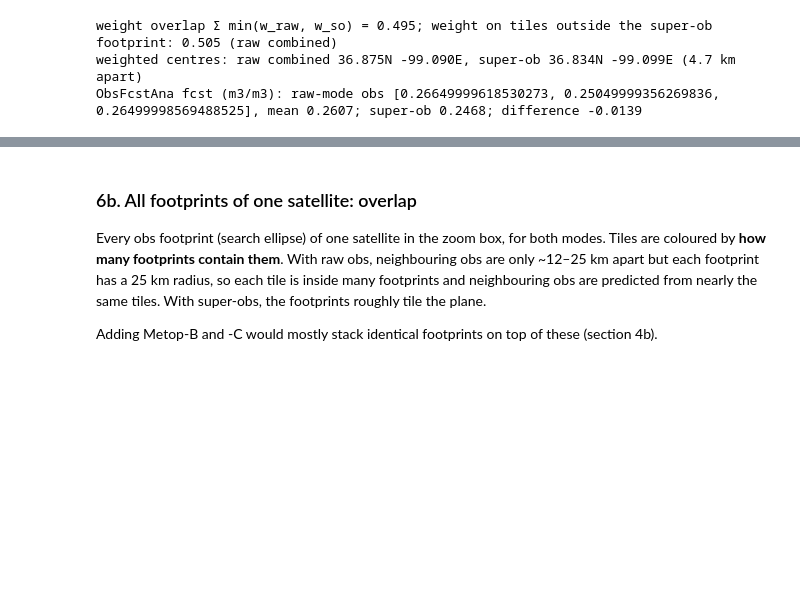
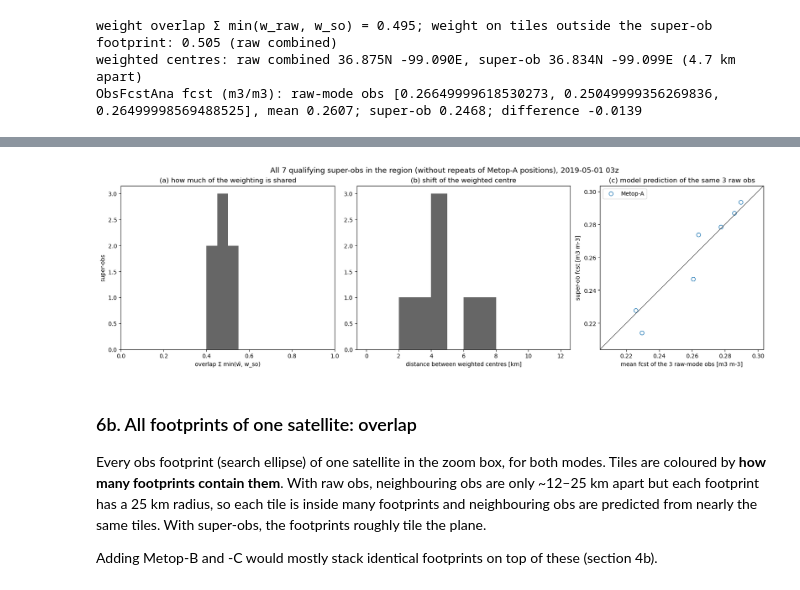
Before and after one commit to amfox37/geosldas-analysis, a Jupyter notebook: projects/M21C_land/notebooks/cf0360_hsaf_superob_fov.ipynb, the cells around one changed output, grey strips where cells are left out. Cells and saved outputs as stored; diff of their text form; code cells hidden in the pictures; blank space fills up the shorter version.

```diff
--- a/projects/M21C_land/notebooks/cf0360_hsaf_superob_fov.ipynb
+++ b/projects/M21C_land/notebooks/cf0360_hsaf_superob_fov.ipynb
@@ -1082,0 +1096,67 @@ ObsFcstAna fcst (m3/m3): raw-mode obs [0.26649999618530273, 0.25049999356269836,
+# %%
+rows = []
+a_pos = set()
+for sat in SATS:
+    rmt = RAWMODE[RAWMODE.sat == sat].set_index('tile')
+    f_raw = OFA['raw'][OFA['raw'].sat == sat].set_index('tilenum').fcst
+    f_so = OFA['superob'][OFA['superob'].sat == sat].set_index('tilenum').fcst
+    for _, s in inbox(SO[(SO.sat == sat) & (SO.n_raw == 3)], REGION).iterrows():
+        r = raw_in_cell(s, sat)
+        if not ((r.tile > 0).all() and r.tile.nunique() == 3 and (rmt.loc[r.tile, 'n_raw'] == 1).all()):
+            continue
+        w_raw, w_so = {}, {}
+        for _, x in r.iterrows():
+            for t, w in zip(*fov_tiles(x.lat, x.lon, 'raw')):
+                w_raw[t] = w_raw.get(t, 0.0) + w / 3
+        for t, w in zip(*fov_tiles(s.lat, s.lon, 'superob')):
+            w_so[t] = w
+        tiles = np.array(sorted(set(w_raw) | set(w_so)))
+        wr = np.array([w_raw.get(t, 0.0) for t in tiles])
+        ws = np.array([w_so.get(t, 0.0) for t in tiles])
+        c_r = np.array([np.sum(wr * COM_LAT[tiles]), np.sum(wr * COM_LON[tiles])])
+        c_s = np.array([np.sum(ws * COM_LAT[tiles]), np.sum(ws * COM_LON[tiles])])
+        fr = np.mean([f_raw.get(t, np.nan) for t in r.tile])
+        fs = f_so.get(s.tile, np.nan)
+        pos = (round(float(s.lat), 4), round(float(s.lon), 4))
+        if sat == 'metop_a':
+            a_pos.add(pos)
+        rows.append({'sat': sat, 'lat': s.lat, 'lon': s.lon, 'same as Metop-A': sat != 'metop_a' and pos in a_pos,
+                     'raw tiles': int(np.sum(wr > 0)), 'raw eff': 1 / np.sum(wr**2),
+                     'so tiles': int(np.sum(ws > 0)), 'so eff': 1 / np.sum(ws**2),
+                     'overlap': np.minimum(wr, ws).sum(),
+                     'centres km': np.hypot(c_s[0] - c_r[0], (c_s[1] - c_r[1]) * np.cos(np.radians(c_r[0]))) / KM2DEG,
+                     'fcst raw': fr, 'fcst so': fs, 'fcst diff': fs - fr})
+QUAL = pd.DataFrame(rows)
+print(QUAL.round({'lat': 3, 'lon': 3, 'raw eff': 1, 'so eff': 1, 'overlap': 2, 'centres km': 1,
+                  'fcst raw': 4, 'fcst so': 4, 'fcst diff': 4}).to_string(index=False))
+
+def pooled(df, label):
+    print(f'{label}: n = {len(df)}; overlap median {df.overlap.median():.2f} (range {df.overlap.min():.2f}-'
+          f'{df.overlap.max():.2f}); centres median {df["centres km"].median():.1f} km; '
+          f'|fcst diff| median {df["fcst diff"].abs().median():.4f}, max {df["fcst diff"].abs().max():.4f}, '
+          f'mean diff {df["fcst diff"].mean():+.4f}, rms {np.sqrt(np.mean(df["fcst diff"]**2)):.4f} m3/m3')
+pooled(QUAL, 'all rows')
+pooled(QUAL[~QUAL['same as Metop-A']], 'without repeats of Metop-A positions')
+
+u = QUAL[~QUAL['same as Metop-A']]
+fig, axs = plt.subplots(1, 3, figsize=(17, 5), constrained_layout=True)
+axs[0].hist(u.overlap, bins=np.arange(0, 1.05, 0.05), color='0.4')
+axs[0].set_xlabel('overlap Σ min(w̄, w_so)'); axs[0].set_ylabel('super-obs'); axs[0].set_xlim(0, 1)
+axs[0].set_title('(a) how much of the weighting is shared')
+axs[1].hist(u['centres km'], bins=np.arange(0, 12.5, 1), color='0.4')
+axs[1].set_xlabel('distance between weighted centres [km]'); axs[1].set_title('(b) shift of the weighted centre')
+lim = [min(u['fcst raw'].min(), u['fcst so'].min()) - 0.01, max(u['fcst raw'].max(), u['fcst so'].max()) + 0.01]
+for sat, mk in zip(SATS, 'osd'):
+    v = u[u.sat == sat]
+    if v.empty:
+        continue
+    axs[2].plot(v['fcst raw'], v['fcst so'], mk, mfc='none', ms=7, label=SAT_LABEL[sat])
+axs[2].plot(lim, lim, 'k-', lw=0.7)
+axs[2].set_xlim(lim); axs[2].set_ylim(lim); axs[2].set_aspect('equal'); axs[2].legend()
+axs[2].set_xlabel('mean fcst of the 3 raw-mode obs [m3 m-3]'); axs[2].set_ylabel('super-ob fcst [m3 m-3]')
+axs[2].set_title('(c) model prediction of the same 3 raw obs')
+fig.suptitle(f'All {len(u)} qualifying super-obs in the region (without repeats of Metop-A positions), {ANA_TIME:%Y-%m-%d %H}z',
+             fontsize=13)
+fig.savefig(FIG_DIR / 'fov_combined_all_qualifying.png', dpi=150, bbox_inches='tight')
+plt.show()
+# %% [output]
@@ -1083,3 +1180,4 @@ ObsFcstAna fcst (m3/m3): raw-mode obs [0.26649999618530273, 0.25049999356269836,
+[figure, added]
 # %% [markdown]
 ### 6b. All footprints of one satellite: overlap
 
```
Also changed, not shown: parts of 2 cells of this notebook.
